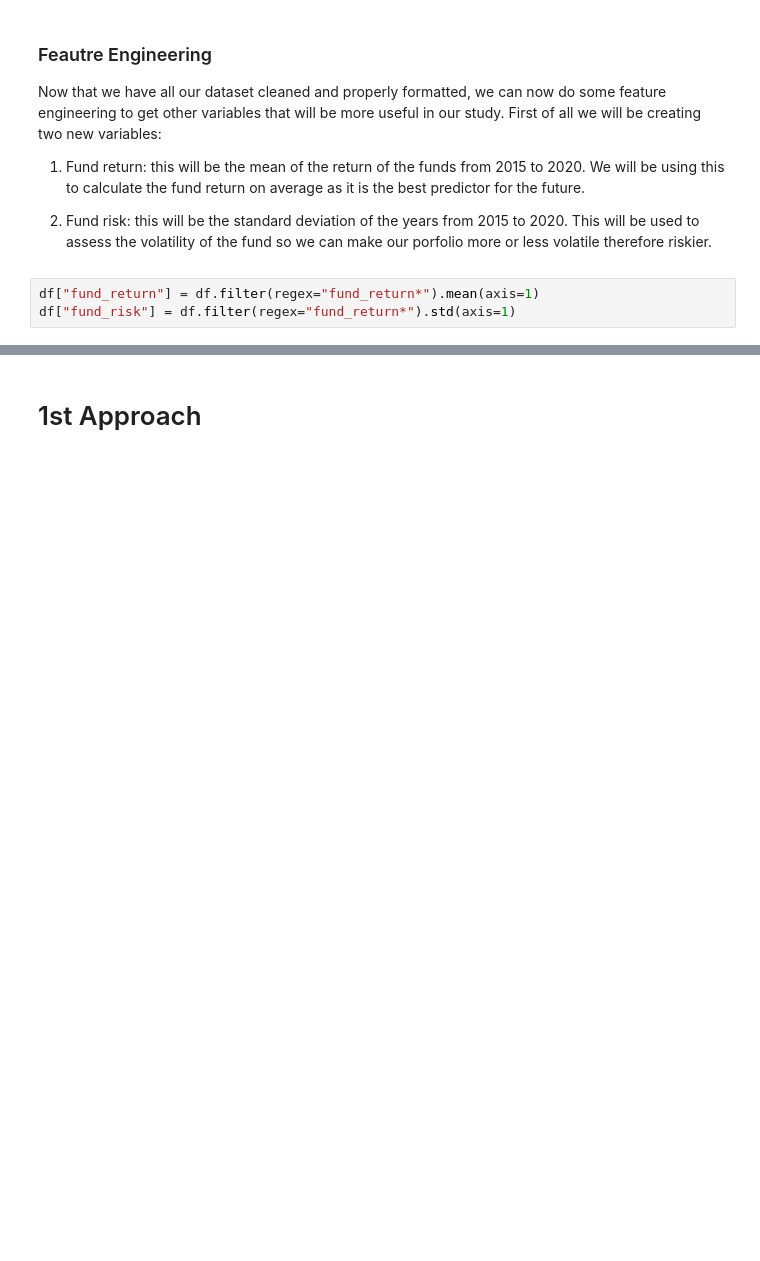
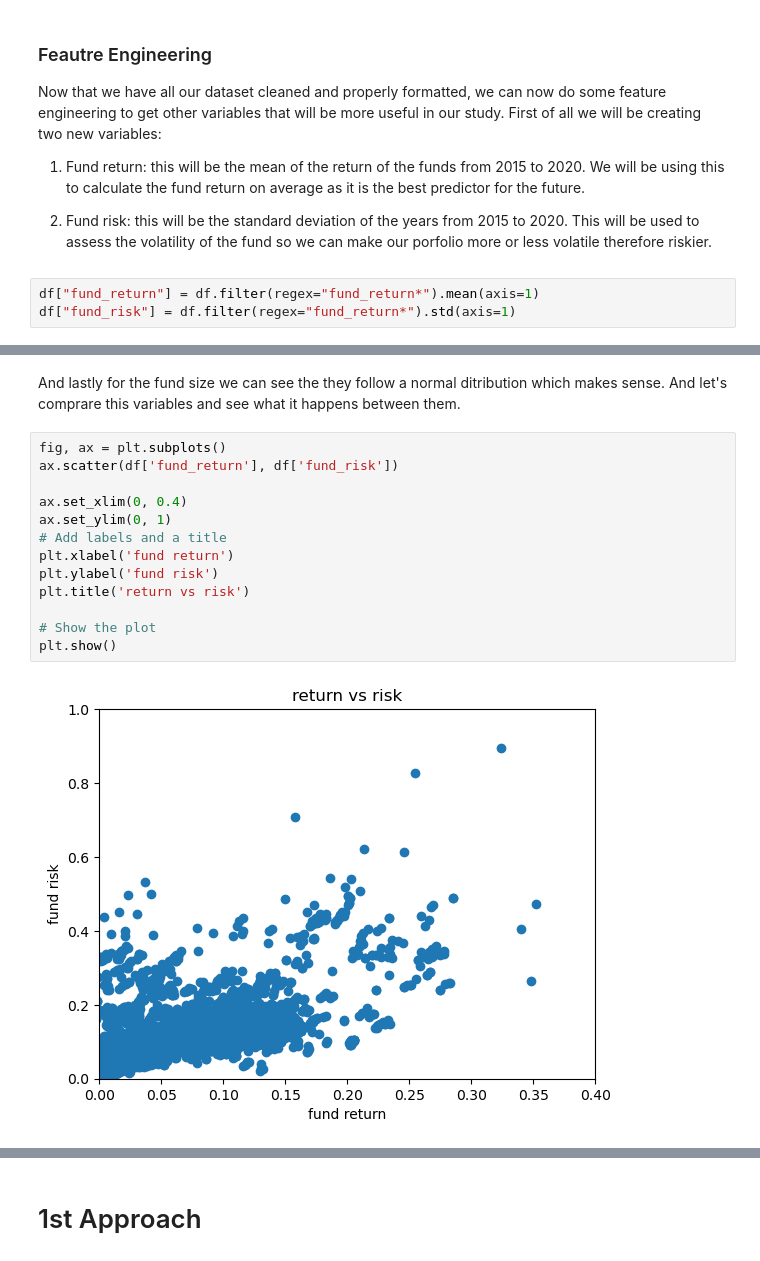
Before and after one commit to andres-nav/optimization, a Jupyter notebook: code.ipynb, the cells around one changed output, grey strips where cells are left out. Drawn from its saved outputs; the diff is of its cells as text; blank space fills up the shorter version.

```diff
--- a/code.ipynb
+++ b/code.ipynb
@@ -187,0 +242,17 @@ df["fund_risk"] = df.filter(regex="fund_return*").std(axis=1)
+# %% [markdown]
+And lastly for the fund size we can see the they follow a normal ditribution which makes sense. And let's comprare this variables and see what it happens between them.
+# %%
+fig, ax = plt.subplots()
+ax.scatter(df['fund_return'], df['fund_risk'])
+
+ax.set_xlim(0, 0.4)
+ax.set_ylim(0, 1)
+# Add labels and a title
+plt.xlabel('fund return')
+plt.ylabel('fund risk')
+plt.title('return vs risk')
+
+# Show the plot
+plt.show()
+# %% [output]
+[figure, added]
```
Also changed, not shown: parts of 12 cells of this notebook.
